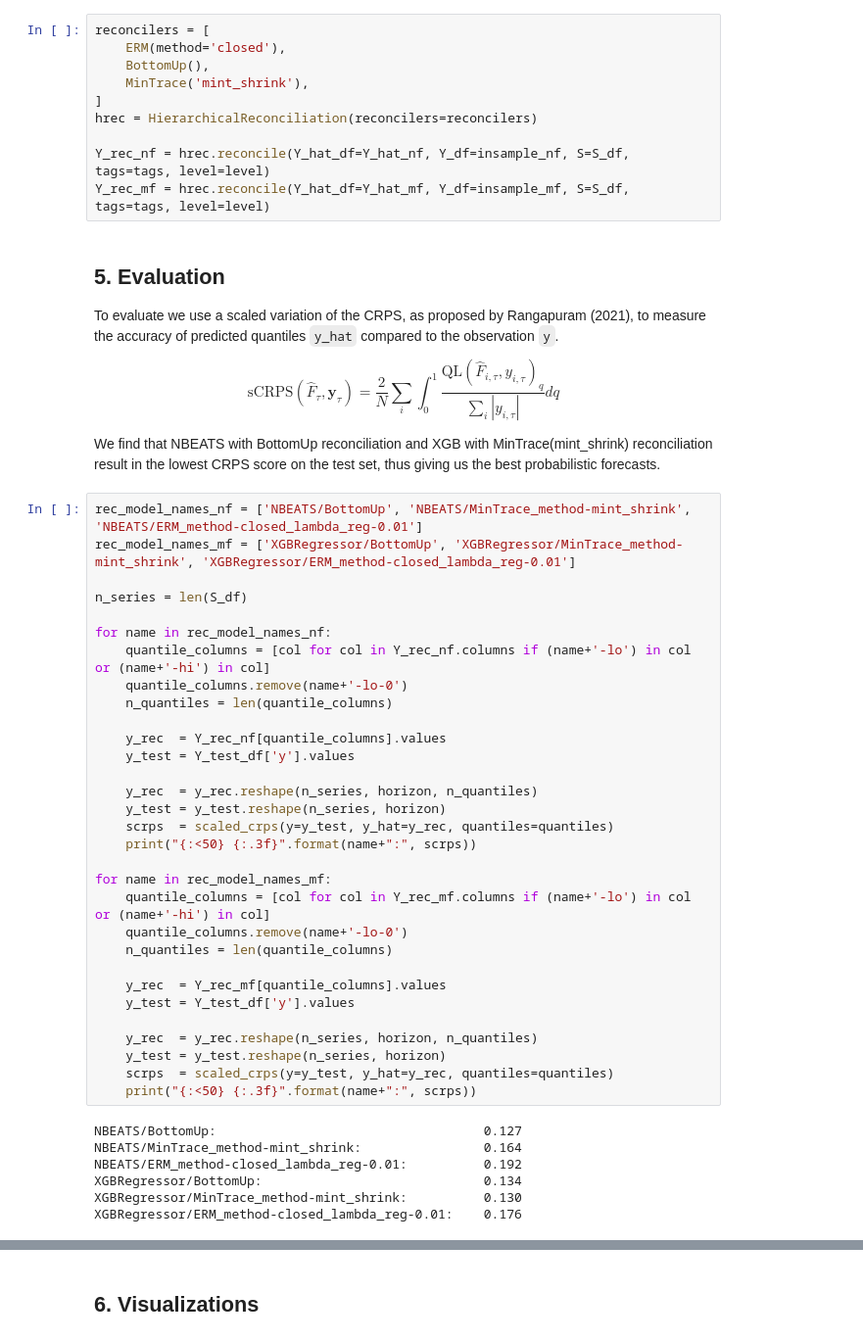
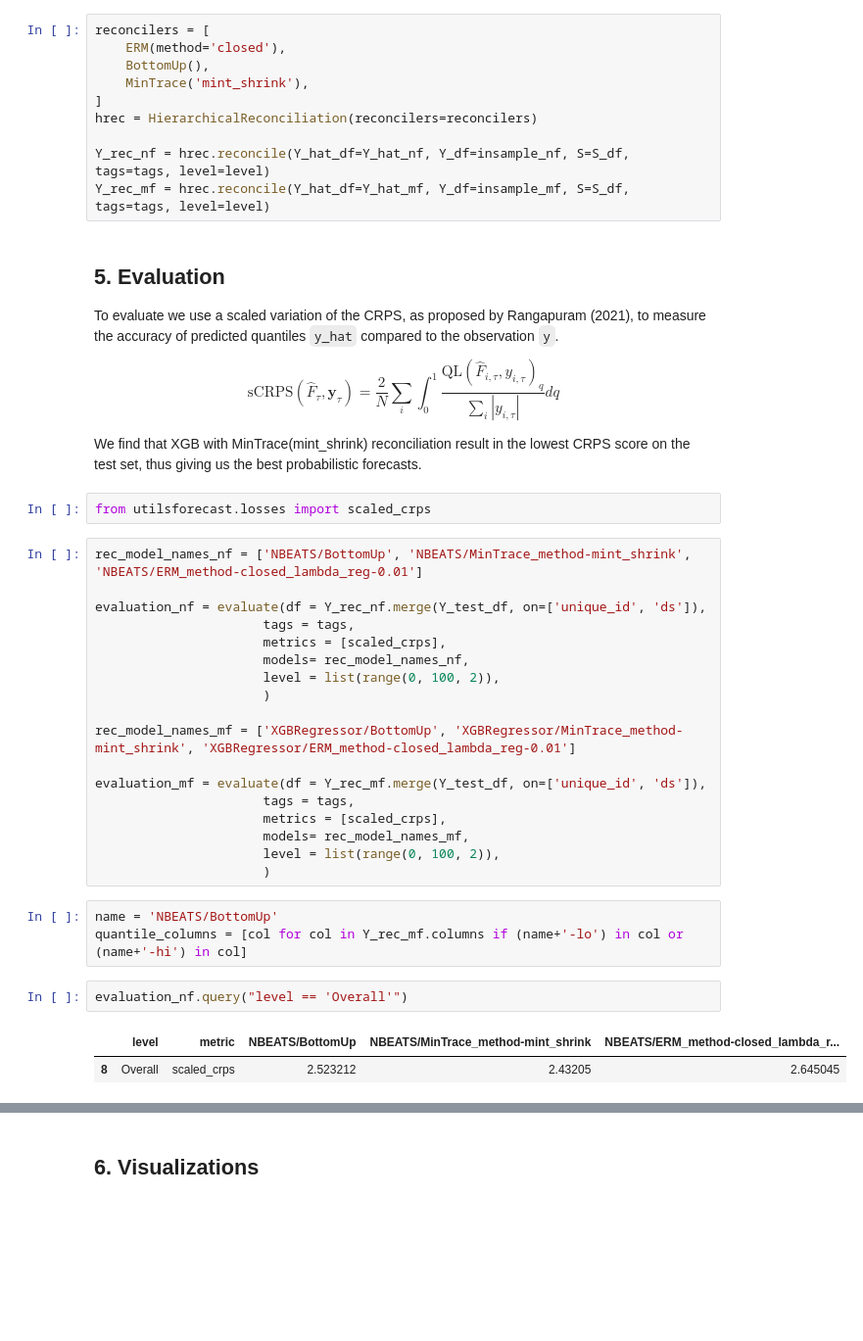
Before and after one commit to Nixtla/hierarchicalforecast, a Jupyter notebook: nbs/examples/MLFrameworksExample.ipynb, the cells around one changed output, grey strips where cells are left out. Shown: that part at 98% size. Drawn from its saved outputs; the diff is of its cells as text; blank space fills up the shorter version.

```diff
--- a/nbs/examples/MLFrameworksExample.ipynb
+++ b/nbs/examples/MLFrameworksExample.ipynb
@@ -165,42 +191,32 @@ $$
 \frac{\mathrm{QL}(\hat{F}_{i,\tau}, y_{i,\tau})_{q}}{\sum_{i} | y_{i,\tau} |} dq
 $$
 
-We find that NBEATS with BottomUp reconciliation and XGB with MinTrace(mint_shrink) reconciliation result in the lowest CRPS score on the test set, thus giving us the best probabilistic forecasts.
+We find that XGB with MinTrace(mint_shrink) reconciliation result in the lowest CRPS score on the test set, thus giving us the best probabilistic forecasts.
-# %%
-rec_model_names_nf = ['NBEATS/BottomUp', 'NBEATS/MinTrace_method-mint_shrink', 'NBEATS/ERM_method-closed_lambda_reg-0.01']
-rec_model_names_mf = ['XGBRegressor/BottomUp', 'XGBRegressor/MinTrace_method-mint_shrink', 'XGBRegressor/ERM_method-closed_lambda_reg-0.01']
-
-n_series = len(S_df)
-
-for name in rec_model_names_nf:
-    quantile_columns = [col for col in Y_rec_nf.columns if (name+'-lo') in col or (name+'-hi') in col]
-    quantile_columns.remove(name+'-lo-0')
-    n_quantiles = len(quantile_columns)
-
-    y_rec  = Y_rec_nf[quantile_columns].values
-    y_test = Y_test_df['y'].values
-
-    y_rec  = y_rec.reshape(n_series, horizon, n_quantiles)
-    y_test = y_test.reshape(n_series, horizon)
-    scrps  = scaled_crps(y=y_test, y_hat=y_rec, quantiles=quantiles)
-    print("{:<50} {:.3f}".format(name+":", scrps))
-
-for name in rec_model_names_mf:
-    quantile_columns = [col for col in Y_rec_mf.columns if (name+'-lo') in col or (name+'-hi') in col]
-    quantile_columns.remove(name+'-lo-0')
-    n_quantiles = len(quantile_columns)
-
-    y_rec  = Y_rec_mf[quantile_columns].values
-    y_test = Y_test_df['y'].values
-
-    y_rec  = y_rec.reshape(n_series, horizon, n_quantiles)
-    y_test = y_test.reshape(n_series, horizon)
-    scrps  = scaled_crps(y=y_test, y_hat=y_rec, quantiles=quantiles)
-    print("{:<50} {:.3f}".format(name+":", scrps))
-# %% [output]
-NBEATS/BottomUp:                                   0.127
-NBEATS/MinTrace_method-mint_shrink:                0.164
-NBEATS/ERM_method-closed_lambda_reg-0.01:          0.192
-XGBRegressor/BottomUp:                             0.134
-XGBRegressor/MinTrace_method-mint_shrink:          0.130
-XGBRegressor/ERM_method-closed_lambda_reg-0.01:    0.176
+# %%
+from utilsforecast.losses import scaled_crps
+# %%
+rec_model_names_nf = ['NBEATS/BottomUp', 'NBEATS/MinTrace_method-mint_shrink', 'NBEATS/ERM_method-closed_lambda_reg-0.01']
+
+evaluation_nf = evaluate(df = Y_rec_nf.merge(Y_test_df, on=['unique_id', 'ds']),
+                      tags = tags,
+                      metrics = [scaled_crps],
+                      models= rec_model_names_nf,
+                      level = list(range(0, 100, 2)),
+                      )
+
+rec_model_names_mf = ['XGBRegressor/BottomUp', 'XGBRegressor/MinTrace_method-mint_shrink', 'XGBRegressor/ERM_method-closed_lambda_reg-0.01']
+
+evaluation_mf = evaluate(df = Y_rec_mf.merge(Y_test_df, on=['unique_id', 'ds']),
+                      tags = tags,
+                      metrics = [scaled_crps],
+                      models= rec_model_names_mf,
+                      level = list(range(0, 100, 2)),
+                      )
+# %%
+name = 'NBEATS/BottomUp'
+quantile_columns = [col for col in Y_rec_mf.columns if (name+'-lo') in col or (name+'-hi') in col]
+# %%
+evaluation_nf.query("level == 'Overall'")
+# %% [output]
+|  | level | metric | NBEATS/BottomUp | NBEATS/MinTrace_method-mint_shrink | NBEATS/ERM_method-closed_lambda_r... |
+| 8 | Overall | scaled_crps | 2.523212 | 2.43205 | 2.645045 |
```
Also changed, not shown: parts of 5 cells of this notebook, 10 other files.
